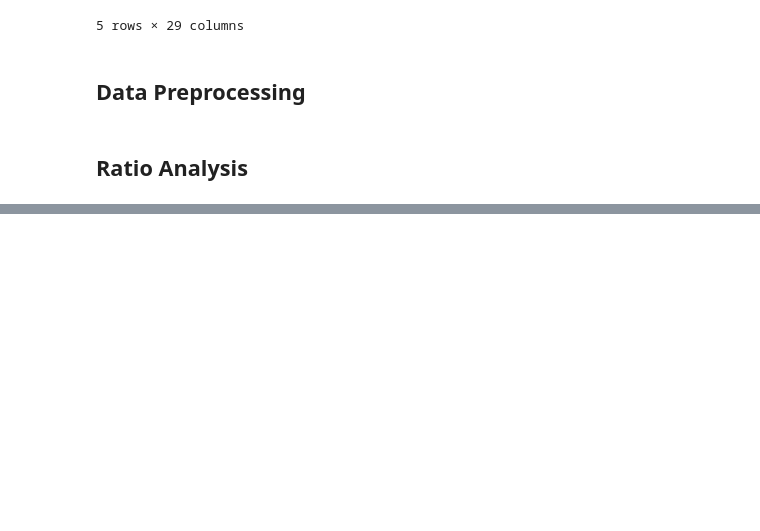
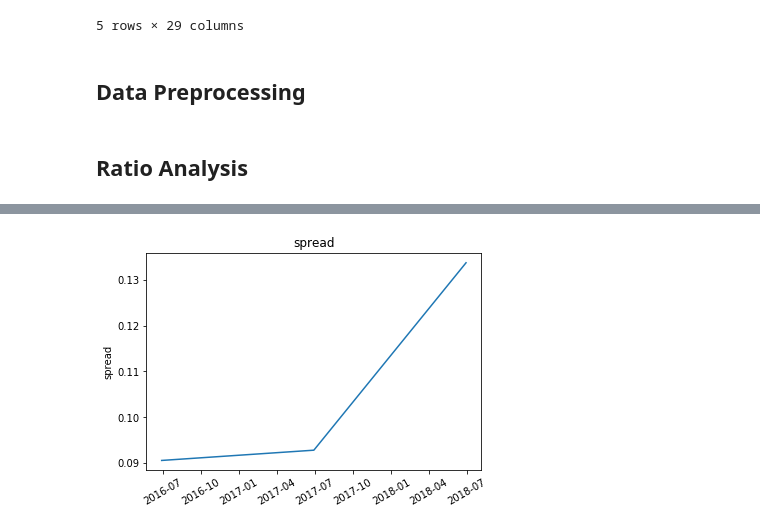
Before and after one commit to dsjoench/business_val, a Jupyter notebook: Financial Analysis .ipynb, the cells around one changed output, grey strips where cells are left out. Cells and saved outputs as stored; diff of their text form; code cells hidden in the pictures; blank space fills up the shorter version.

```diff
--- a/Financial Analysis .ipynb
+++ b/Financial Analysis .ipynb
@@ -184,0 +207,8 @@ ratio
+# %%
+plt.figure()
+sns.lineplot(ratio.index,ratio['spread'])
+plt.xticks(rotation=30)
+plt.title('spread')
+plt.show()
+# %% [output]
+[figure, added]
```
Also changed, not shown: parts of 7 cells of this notebook.
